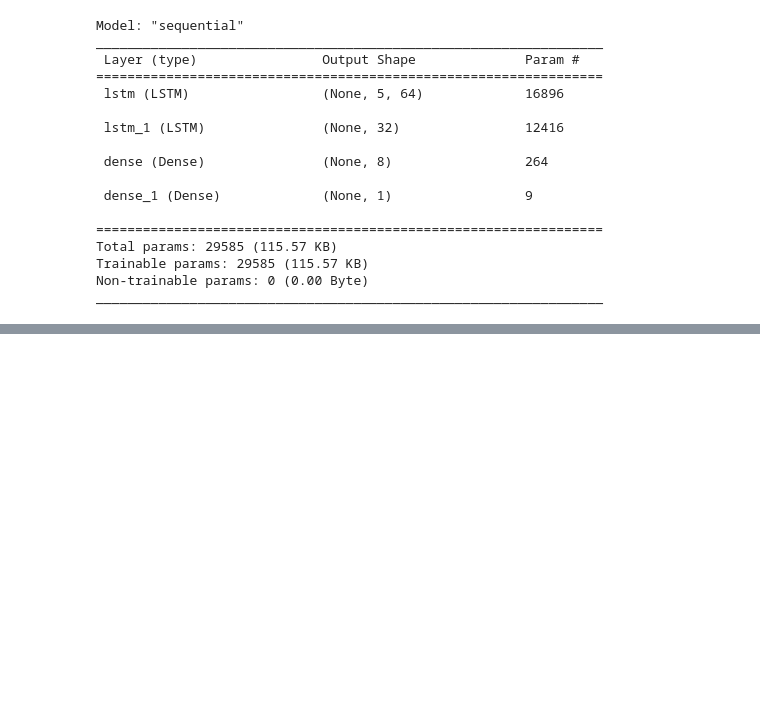
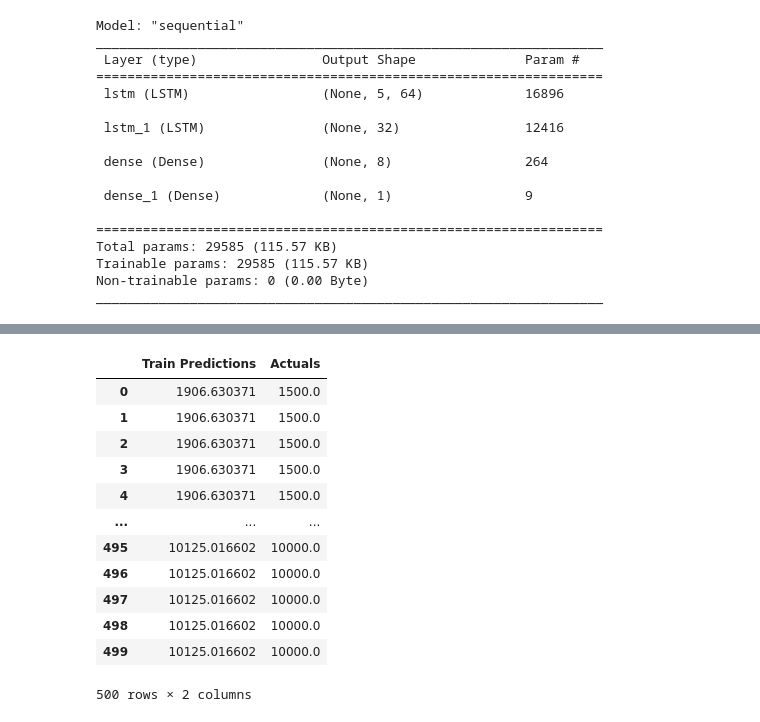
Before and after one commit to AbdanulIkhlas/Capstone-Project-CH2-PS160, a Jupyter notebook: Machine Learning/Code Ipynb/PricePredictionV1.ipynb, the cells around one changed output, grey strips where cells are left out. Saved outputs shown, nothing was run; the diff lists cells and outputs as text; code cells hidden in the pictures; blank space fills up the shorter version.

```diff
--- a/Machine Learning/Code Ipynb/PricePredictionV1.ipynb
+++ b/Machine Learning/Code Ipynb/PricePredictionV1.ipynb
@@ -193,3 +189,19 @@ train_results.plot(title='Training Set Predictions vs Actuals')
+# %%
+train_results
+# %% [output]
+|  | Train Predictions | Actuals |
+| 0 | 1906.630371 | 1500.0 |
+| 1 | 1906.630371 | 1500.0 |
+| 2 | 1906.630371 | 1500.0 |
+| 3 | 1906.630371 | 1500.0 |
+| 4 | 1906.630371 | 1500.0 |
+| ... | ... | ... |
+| 495 | 10125.016602 | 10000.0 |
+| 496 | 10125.016602 | 10000.0 |
+| 497 | 10125.016602 | 10000.0 |
+| 498 | 10125.016602 | 10000.0 |
+| 499 | 10125.016602 | 10000.0 |
+500 rows × 2 columns
 # %%
 # Visualisasi Hasil Pelatihan pada Data Validasi
 val_predictions = model.predict(X_val).flatten()
```
Also changed, not shown: parts of 18 cells of this notebook, 10 other files.
